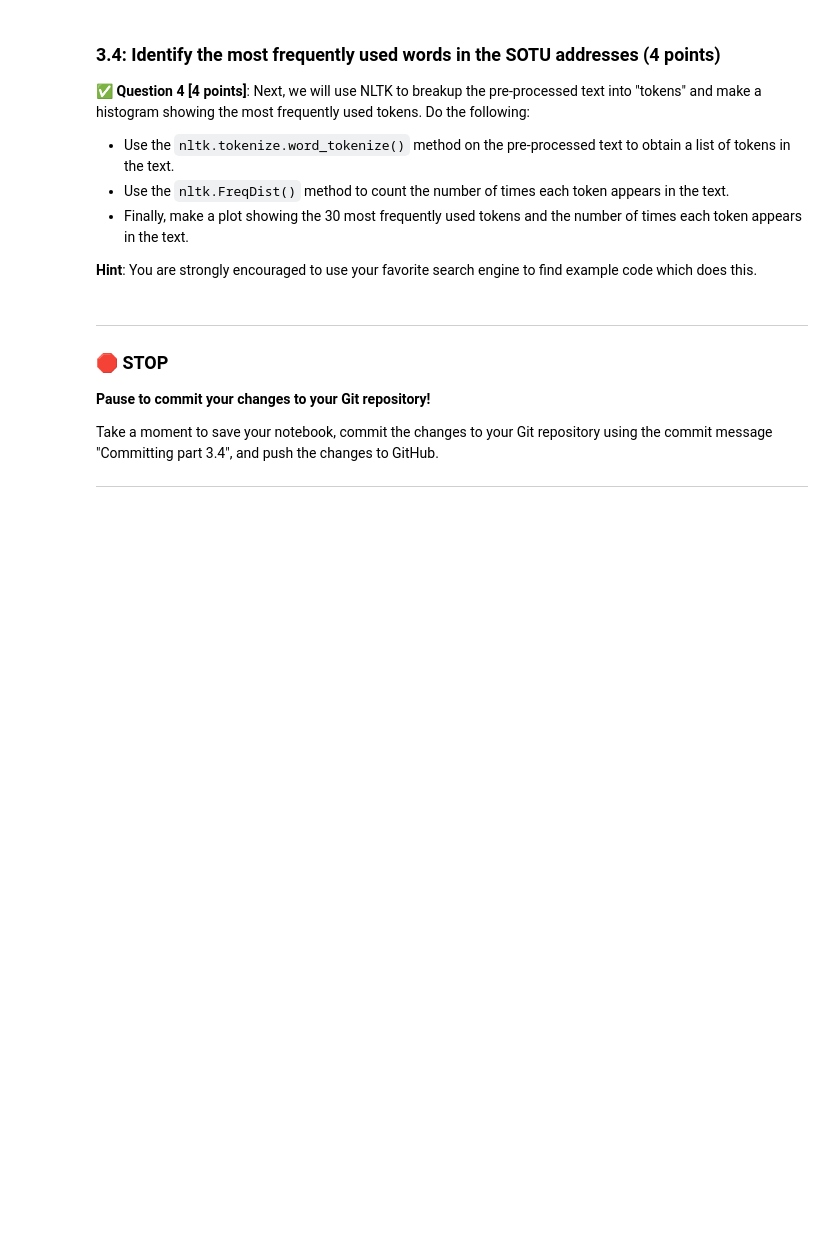
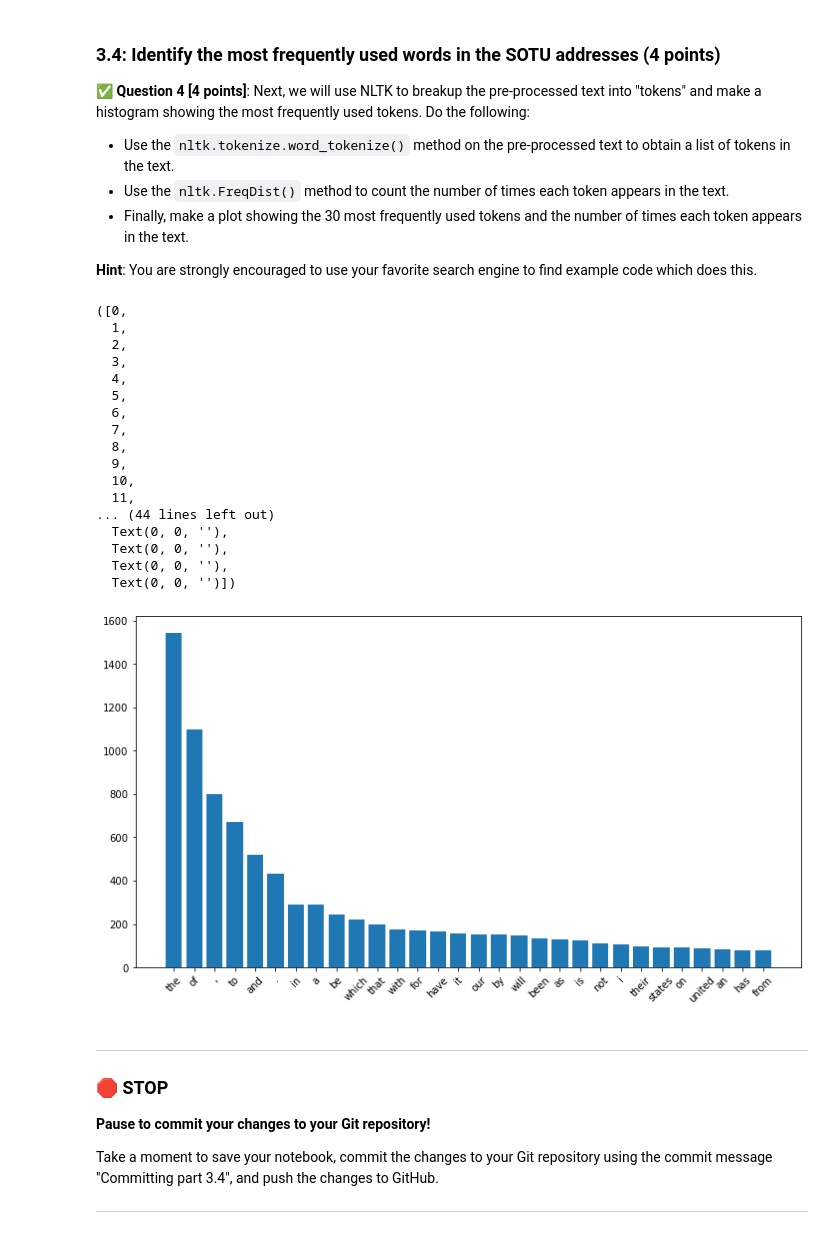
Before and after one commit to silentsiren701/cmse202-s22-turnin, a Jupyter notebook: hw-01/HW-01_GitPracticeDebuggingAndPythonPackages-STUDENT.ipynb, the cells around one changed output. Cells and saved outputs as stored; diff of their text form; code cells hidden in the pictures; blank space fills up the shorter version.

```diff
--- a/hw-01/HW-01_GitPracticeDebuggingAndPythonPackages-STUDENT.ipynb
+++ b/hw-01/HW-01_GitPracticeDebuggingAndPythonPackages-STUDENT.ipynb
@@ -275,3 +273,40 @@ Take a moment to save your notebook, commit the changes to your Git repository u
+# %%
+# Put your code for Question 4 here
+import matplotlib.pyplot as plt
+import pandas as pd
+
+sotu_text_list = nltk.tokenize.word_tokenize(sotu_text)
+sotu_text_dic = nltk.FreqDist(sotu_text_list)
+
+A = sotu_text_dic.most_common(30)
+names, values =[], []
+
+for i in A:
+    names.append(i[0])
+    values.append(i[1])
+
+plt.figure(figsize=(12, 6.5))
+plt.bar(names, values)
+plt.xticks(rotation=45)
+# %% [output]
+([0,
+  1,
+  2,
+  3,
+  4,
+  5,
+  6,
+  7,
+  8,
+  9,
+  10,
+  11,
+... (44 lines left out)
+  Text(0, 0, ''),
+  Text(0, 0, ''),
+  Text(0, 0, ''),
+  Text(0, 0, '')])
+[figure, added]
 # %% [markdown]
 ---
 ### &#128721; STOP
```
Also changed, not shown: parts of 1 cell of this notebook.
